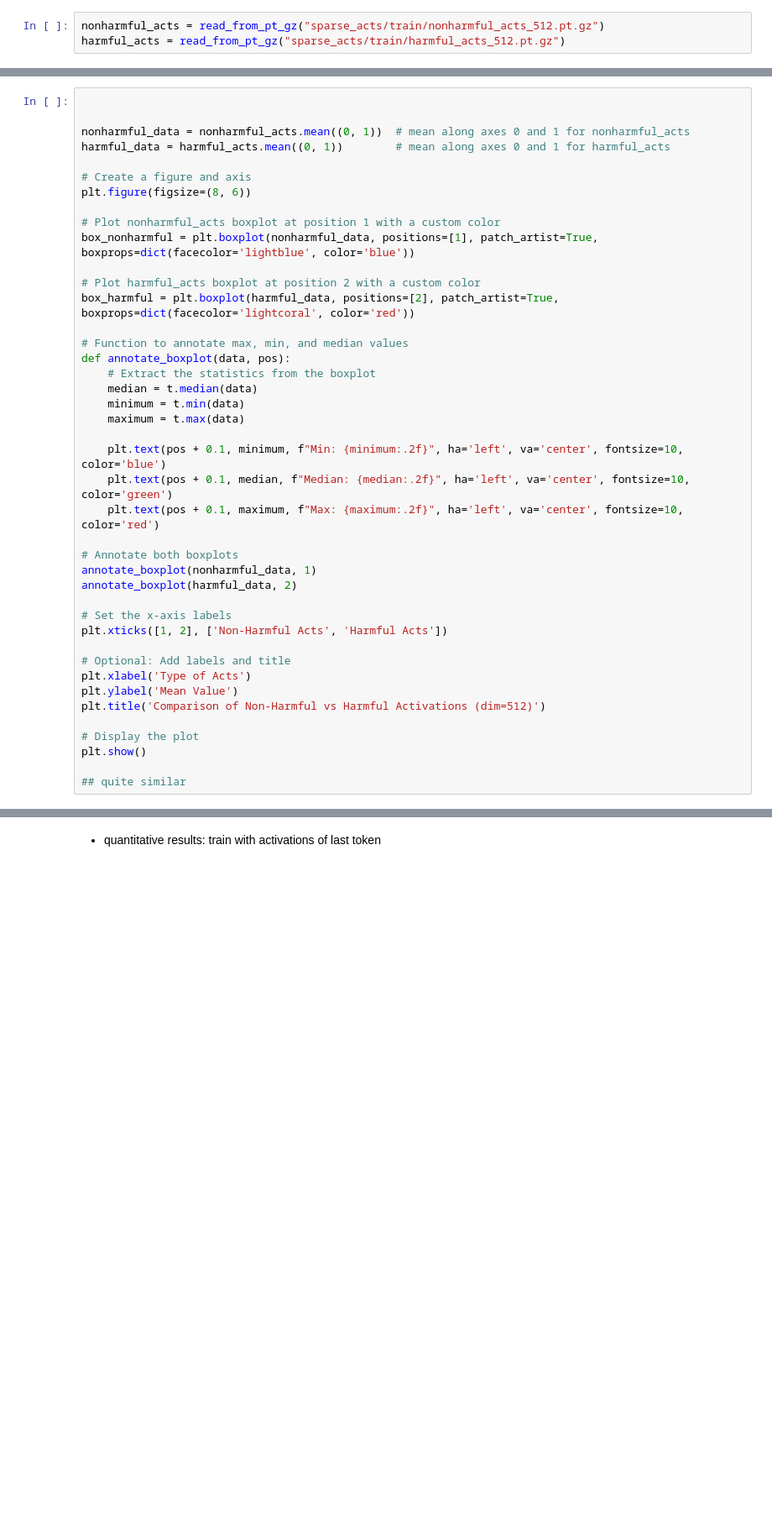
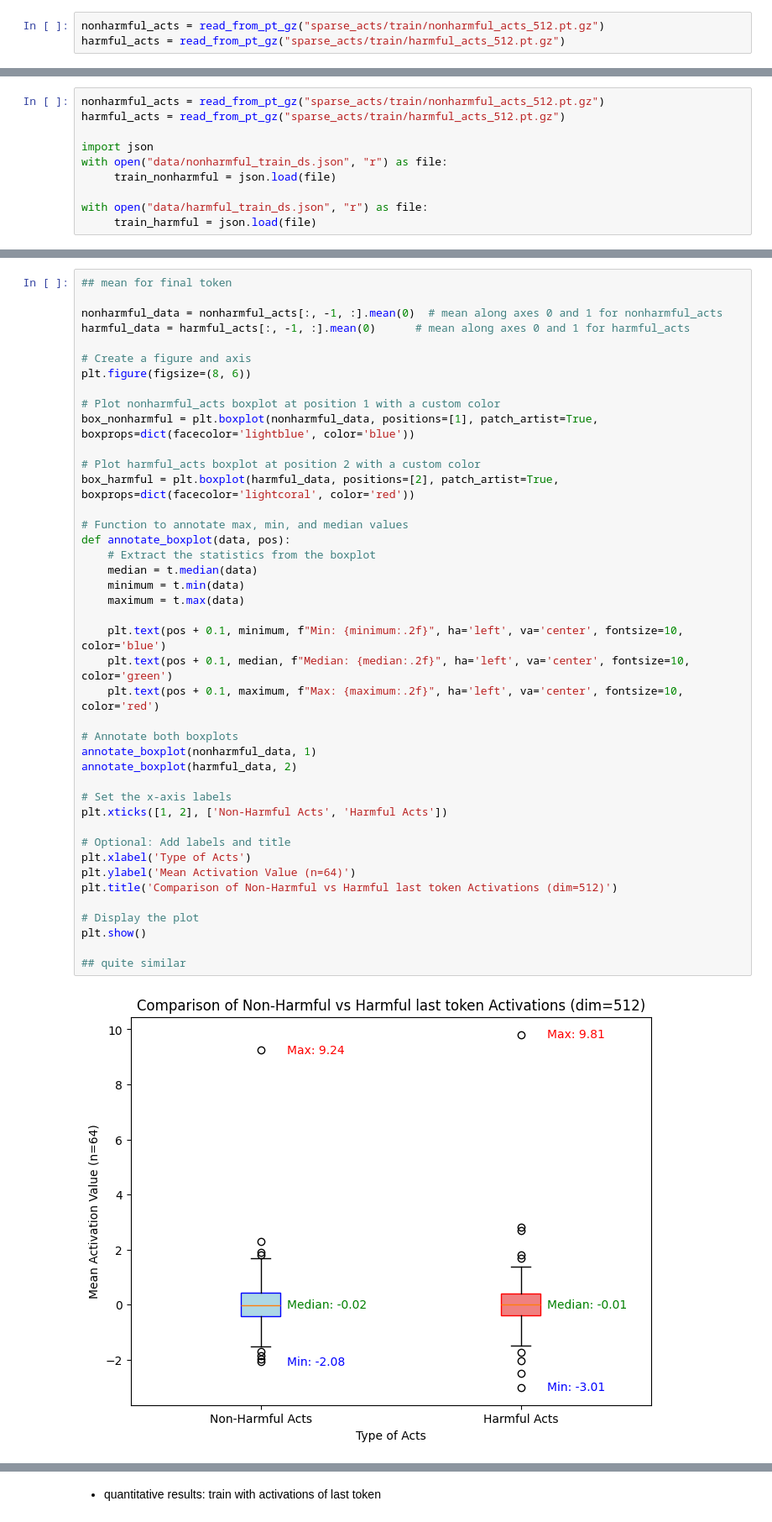
Before and after one commit to xinrose-lin/causal_interp_for_harm_detection, a Jupyter notebook: concept_probe.ipynb, the cells around one changed output, grey strips where cells are left out. Shown at 84% size. Saved outputs shown, nothing was run; the diff lists cells and outputs as text; blank space fills up the shorter version.

Commit message:
data update

```diff
--- a/concept_probe.ipynb
+++ b/concept_probe.ipynb
@@ -37,0 +70,10 @@ harmful_acts = read_from_pt_gz("sparse_acts/train/harmful_acts_512.pt.gz")
+# %%
+nonharmful_acts = read_from_pt_gz("sparse_acts/train/nonharmful_acts_512.pt.gz")
+harmful_acts = read_from_pt_gz("sparse_acts/train/harmful_acts_512.pt.gz")
+
+import json
+with open("data/nonharmful_train_ds.json", "r") as file:
+     train_nonharmful = json.load(file)
+
+with open("data/harmful_train_ds.json", "r") as file:
+     train_harmful = json.load(file)
@@ -38,8 +164,8 @@ harmful_acts = read_from_pt_gz("sparse_acts/train/harmful_acts_512.pt.gz")
 # %%
+## mean for final token
 
-
-nonharmful_data = nonharmful_acts.mean((0, 1))  # mean along axes 0 and 1 for nonharmful_acts
-harmful_data = harmful_acts.mean((0, 1))        # mean along axes 0 and 1 for harmful_acts
+nonharmful_data = nonharmful_acts[:, -1, :].mean(0)  # mean along axes 0 and 1 for nonharmful_acts
+harmful_data = harmful_acts[:, -1, :].mean(0)      # mean along axes 0 and 1 for harmful_acts
 
 # Create a figure and axis
 plt.figure(figsize=(8, 6))
@@ -48,32 +174,34 @@ plt.figure(figsize=(8, 6))
 box_nonharmful = plt.boxplot(nonharmful_data, positions=[1], patch_artist=True, boxprops=dict(facecolor='lightblue', color='blue'))
 
 # Plot harmful_acts boxplot at position 2 with a custom color
 box_harmful = plt.boxplot(harmful_data, positions=[2], patch_artist=True, boxprops=dict(facecolor='lightcoral', color='red'))
 
 # Function to annotate max, min, and median values
 def annotate_boxplot(data, pos):
     # Extract the statistics from the boxplot
     median = t.median(data)
     minimum = t.min(data)
     maximum = t.max(data)
 
     plt.text(pos + 0.1, minimum, f"Min: {minimum:.2f}", ha='left', va='center', fontsize=10, color='blue')
     plt.text(pos + 0.1, median, f"Median: {median:.2f}", ha='left', va='center', fontsize=10, color='green')
     plt.text(pos + 0.1, maximum, f"Max: {maximum:.2f}", ha='left', va='center', fontsize=10, color='red')
 
 # Annotate both boxplots
 annotate_boxplot(nonharmful_data, 1)
 annotate_boxplot(harmful_data, 2)
 
 # Set the x-axis labels
 plt.xticks([1, 2], ['Non-Harmful Acts', 'Harmful Acts'])
 
 # Optional: Add labels and title
 plt.xlabel('Type of Acts')
-plt.ylabel('Mean Value')
-plt.title('Comparison of Non-Harmful vs Harmful Activations (dim=512)')
+plt.ylabel('Mean Activation Value (n=64)')
+plt.title('Comparison of Non-Harmful vs Harmful last token Activations (dim=512)')
 
 # Display the plot
 plt.show()
 
 ## quite similar
+# %% [output]
+[figure, added]
```
Also changed, not shown: parts of 70 cells of this notebook, 6 other files.
